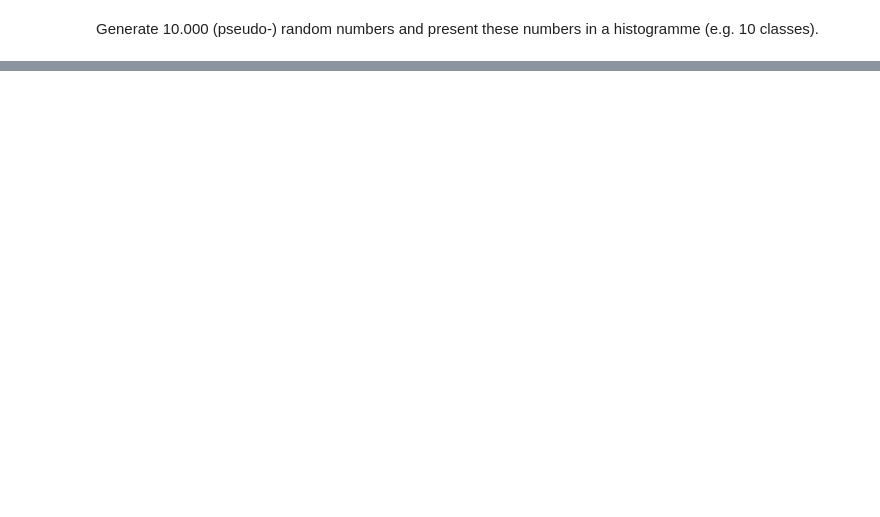
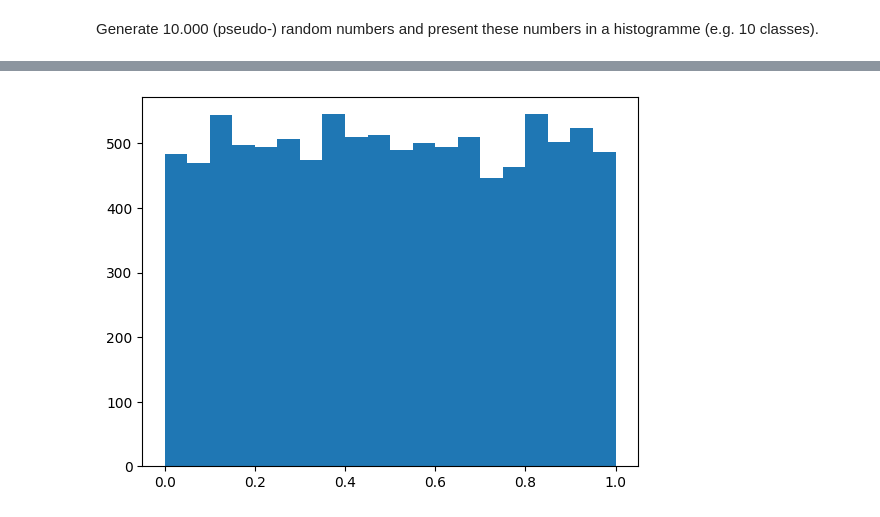
Before and after one commit to MarcusGalea/Stochastic_sim_02443, a Jupyter notebook: Marcus/Exercise_1.ipynb, the cells around one changed output, grey strips where cells are left out. Saved outputs shown, nothing was run; the diff lists cells and outputs as text; code cells hidden in the pictures; blank space fills up the shorter version.

```diff
--- a/Marcus/Exercise_1.ipynb
+++ b/Marcus/Exercise_1.ipynb
@@ -9,13 +11,3 @@ from scipy.stats import norm
-# %%
-#LCG
-def LCG(M, a, c, N):
-    xval = 3
-    x = np.zeros(N)
-    for i in range(N):
-        xval = (a*xval + c) % M
-        x[i] = xval
-    x/=M
-    return x
 # %% [markdown]
  Generate 10.000 (pseudo-) random numbers and present
 these numbers in a histogramme (e.g. 10 classes).
@@ -208,0 +14,7 @@ Correlation coefficient: c = 0.216795703125 p-value = 0.0
+# %%
+M = 2**31
+a = 1103515245
+c = 12345
+N = 10000
+k = 20
+xval = 68
@@ -208,0 +32,7 @@ Correlation coefficient: c = 0.216795703125 p-value = 0.0
+# %%
+randn = LCG(xval, M,a,c, N)
+#plot histogram of 20 classes
+plt.hist(randn, bins=k)
+plt.show()
+# %% [output]
+[figure, added]
```
Also changed, not shown: parts of 40 cells of this notebook, 5 other files.
